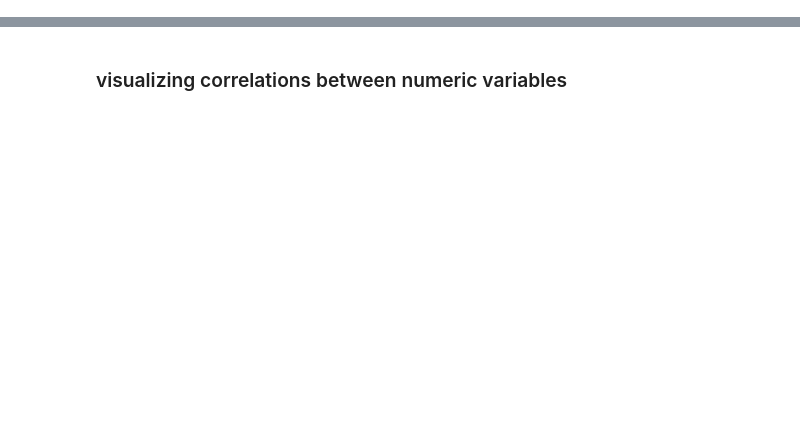
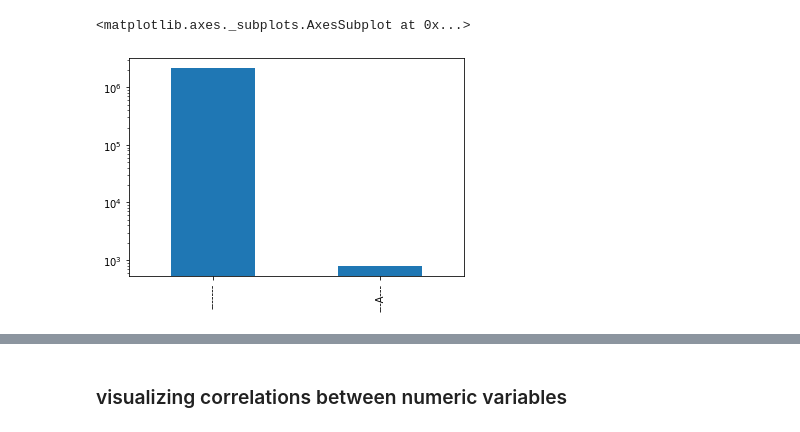
Before and after one commit to CatarinaL/ddosLogs, a Jupyter notebook: exploratory.ipynb, the cells around one changed output, grey strips where cells are left out. Saved outputs shown, nothing was run; the diff lists cells and outputs as text; code cells hidden in the pictures; blank space fills up the shorter version.

```diff
--- a/exploratory.ipynb
+++ b/exploratory.ipynb
@@ -141,0 +51,7 @@ holdout_data <- d_augmt[ss==3,]
+# %%
+from google.colab import drive
+drive.mount('/content/drive', force_remount=True)
+
+#data from mounted google drive available at: https://www.kaggle.com/jacobvs/ddos-attack-network-logs
+
+file = "/content/drive/MyDrive/datasets/ddosLogs/final-dataset.arff"
@@ -141,0 +60,6 @@ holdout_data <- d_augmt[ss==3,]
+# %%
+np.random.seed(123)
+
+data, meta = arff.loadarff(file)
+df = pd.DataFrame(data=data)
+df.info
@@ -141,0 +92,12 @@ holdout_data <- d_augmt[ss==3,]
+# %%
+df2 = df.copy()
+
+#decode byte strings to remove the "b" before the srting values at cols PKT_CLASS, NODE_NAME_FROM, NODE_NAME_TO, FLAGS, PKT_TYPE
+categoricals = ["NODE_NAME_FROM", "NODE_NAME_TO", "FLAGS", "PKT_TYPE", "PKT_CLASS"]
+
+for categorical in categoricals:
+  df2[categorical] = df2[categorical].apply(lambda x: x.decode('utf-8')).astype("category")
+
+intgs = ["SRC_ADD", "DES_ADD", "PKT_ID", "FROM_NODE", "TO_NODE", "FID"]
+for intg in intgs:
+  df2[intg] = df2[intg].astype('int64')
@@ -141,0 +145,5 @@ holdout_data <- d_augmt[ss==3,]
+# %%
+df2['FLAGS'].value_counts().plot.bar(logy=True)
+# %% [output]
+<matplotlib.axes._subplots.AxesSubplot at 0x...>
+[figure, added]
```
Also changed, not shown: parts of 25 cells of this notebook.
